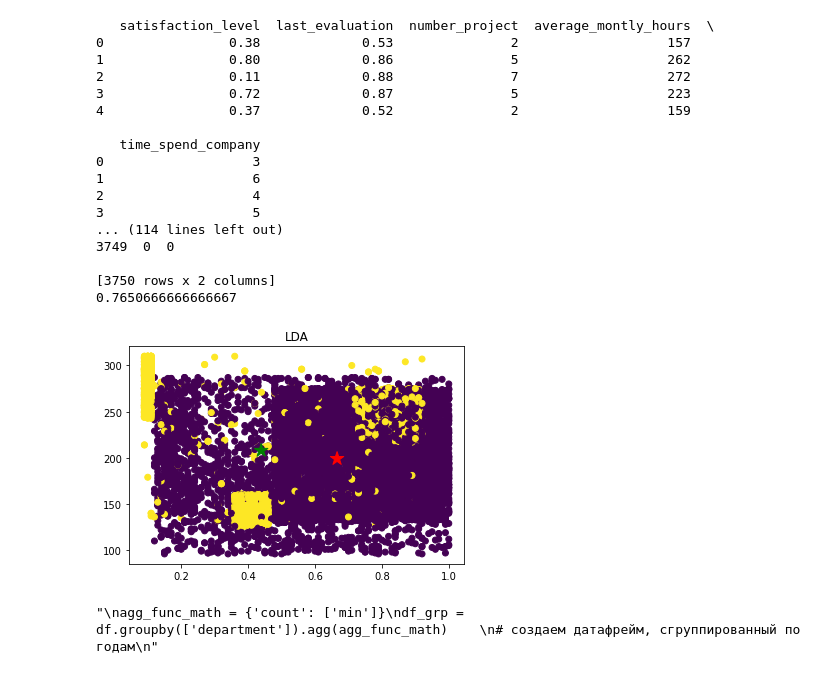
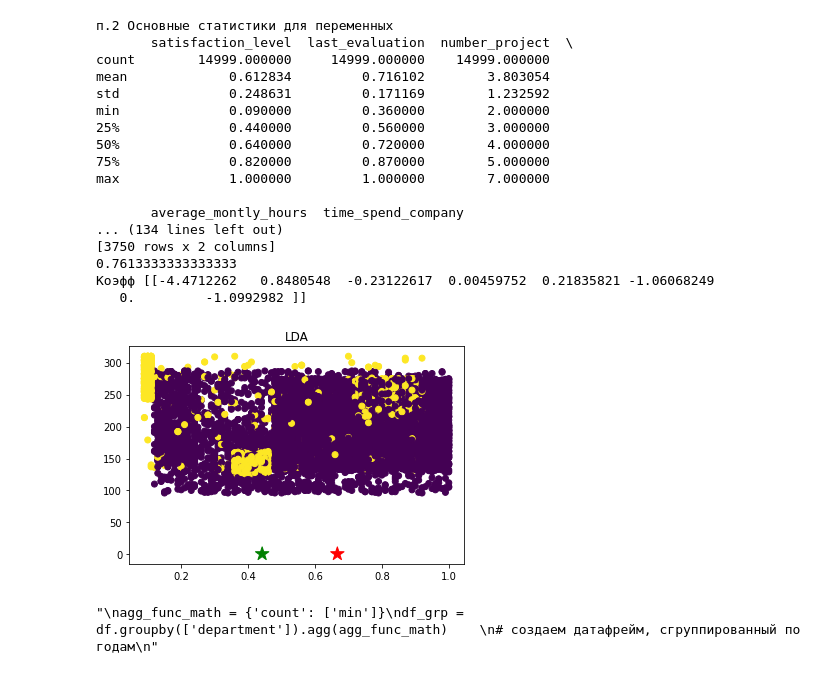
Before and after one commit to Nsv61/Netologia_diploma_NSV61, a Jupyter notebook: Netologia_diploma.ipynb, the cells around one changed output. Drawn from its saved outputs; the diff is of its cells as text; code cells hidden in the pictures.

```diff
--- a/Netologia_diploma.ipynb
+++ b/Netologia_diploma.ipynb
@@ -13,21 +13,25 @@ df = pd.read_csv('HR.csv')
 
 # п. 2 Рассчитайте основные статистики для переменных
 # (среднее,медиана,мода,мин/макс,сред.отклонение).
+print('п.2 Основные статистики для переменных')
 df_stat = df
-df_stat = df_stat.drop('department', axis=1)
+df_stat = df_stat.drop(['department','salary', 'promotion_last_5years', 'left', 'Work_accident'], axis=1)
+'''
 df_stat = df_stat.drop('salary', axis=1)
 df_stat = df_stat.drop('promotion_last_5years', axis=1)
 df_stat = df_stat.drop('left', axis=1)
 df_stat = df_stat.drop('Work_accident', axis=1)
+'''
 
 pd.set_option('display.max_columns',None)
 
-print(df_stat.head())
+#print(df_stat.head())
 print(df_stat.describe())
 
 # п. 3 Рассчитайте и визуализировать корреляционную матрицу для
 # количественных переменных.
 # Определите две самые скоррелированные и две наименее скоррелированные переменные.
+print('п.3', sep='/n')
 print(df_stat.corr())
 
 # п. 4 Рассчитайте сколько сотрудников работает в каждом департаменте.
@@ -59,53 +63,64 @@ print('Среднее кол-во проектов')
 print(df.groupby(['left'])['number_project'].mean())
 # п. 9
 print('п. 9')
+
+df = df.drop(['salary', 'department'], axis = 1)
+
 variety = df['left'].to_numpy()
+df['left'] = np.where(df.left == 0,0,1)
+
+
+df_left_0 = df[df['left'] == 0] # работают
+df_left_1 = df[df['left'] == 1] # уволились
+print(df_left_1.describe())
+
 data = df[['satisfaction_level', 'average_montly_hours']]
 # print('variety', variety)
-x_train, x_test, y_train, y_test = train_test_split(data, variety, test_size=0.25)
+#x_train, x_test, y_train, y_test = train_test_split(data, variety, test_size=0.25)
+x_train, x_test, y_train, y_test = train_test_split(df, variety, test_size=0.25)
 
 from sklearn.discriminant_analysis import LinearDiscriminantAnalysis
 lda = LinearDiscriminantAnalysis()
 lda.fit(x_train, y_train)   # обучение
 lda.predict(x_test)         # прогноз на тестовой выборке
 result = pd.DataFrame([y_test, lda.predict(x_test)]).T  # разница теста и расчета
 print('result', result)
 
 from sklearn.metrics import accuracy_score
 print(accuracy_score(y_test, lda.predict(x_test)))  # точность верных прогнозов
-# print("Коэфф", lda.coef_)   # коэф дискриминантных линий
+print("Коэфф", lda.coef_)   # коэф дискриминантных линий
 
 
 plt.scatter(x=x_train['satisfaction_level'], y=x_train['average_montly_hours'], c=y_train)
 plt.scatter(lda.means_[:, 0], lda.means_[:, 1], c=['r', 'g'], s=200, marker='*')
 plt.title('LDA')
 plt.show()
 
 # п. 10 Загрузить jupyter notebook с решение на github и прислать ссылку
 
 # https://github.com/Nsv61/Netologia_diploma_NSV61/blob/main/Netologia_diploma.ipynb
 '''
 agg_func_math = {'count': ['min']}
 df_grp = df.groupby(['department']).agg(agg_func_math)
 # создаем датафрейм, сгруппированный по годам
 '''
 # %% [output]
-   satisfaction_level  last_evaluation  number_project  average_montly_hours  \
-0                0.38             0.53               2                   157
-1                0.80             0.86               5                   262
-2                0.11             0.88               7                   272
-3                0.72             0.87               5                   223
-4                0.37             0.52               2                   159
+п.2 Основные статистики для переменных
+       satisfaction_level  last_evaluation  number_project  \
+count        14999.000000     14999.000000    14999.000000
+mean             0.612834         0.716102        3.803054
+std              0.248631         0.171169        1.232592
+min              0.090000         0.360000        2.000000
+25%              0.440000         0.560000        3.000000
+50%              0.640000         0.720000        4.000000
+75%              0.820000         0.870000        5.000000
+max              1.000000         1.000000        7.000000
 
-   time_spend_company
-0                   3
-1                   6
-2                   4
-3                   5
-... (114 lines left out)
-3749  0  0
-
+       average_montly_hours  time_spend_company
+... (134 lines left out)
 [3750 rows x 2 columns]
-0.7650666666666667
+0.7613333333333333
+Коэфф [[-4.4712262   0.8480548  -0.23122617  0.00459752  0.21835821 -1.06068249
+   0.         -1.0992982 ]]
-[figure, old version]
+[figure, new version]
 "\nagg_func_math = {'count': ['min']}\ndf_grp = df.groupby(['department']).agg(agg_func_math)    \n# создаем датафрейм, сгруппированный по годам\n"
```
